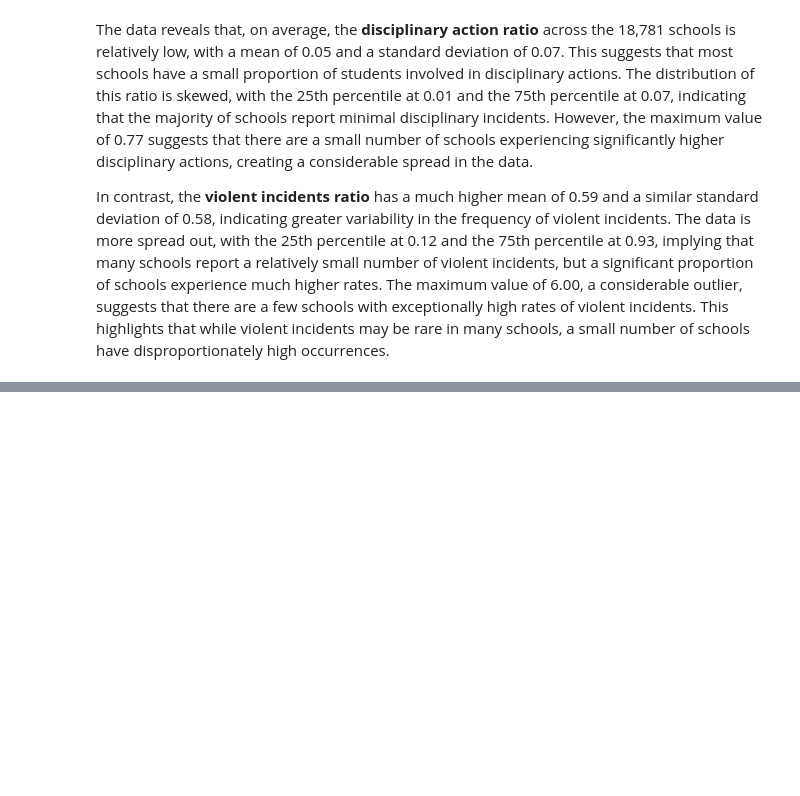
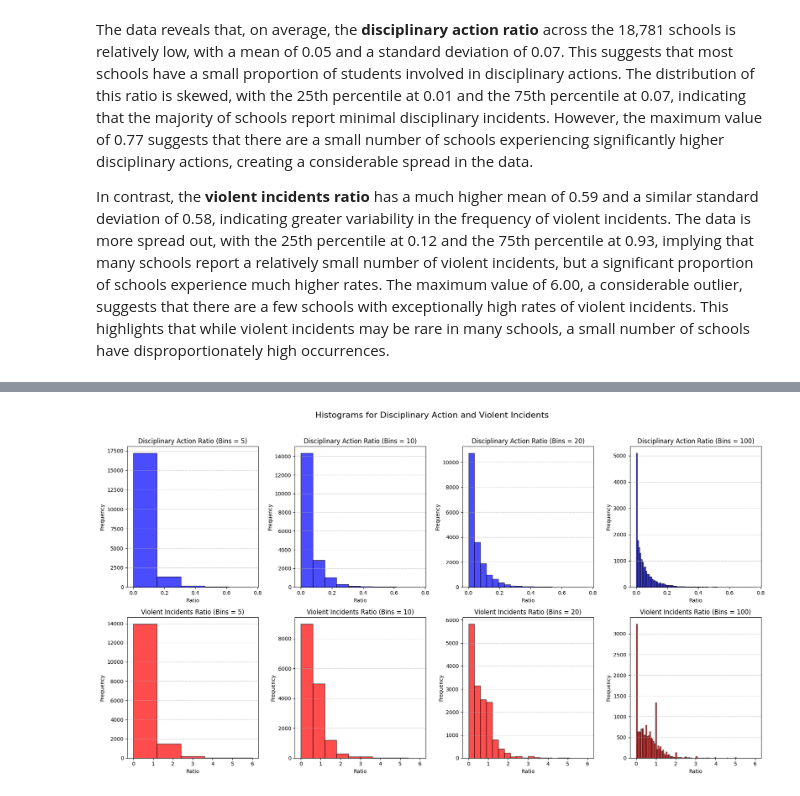
Before and after one commit to parliamentdata/rssi_discipline_analysis, a Jupyter notebook: discipline_analysis.ipynb, the cells around one changed output, grey strips where cells are left out. Saved outputs shown, nothing was run; the diff lists cells and outputs as text; code cells hidden in the pictures; blank space fills up the shorter version.

```diff
--- a/discipline_analysis.ipynb
+++ b/discipline_analysis.ipynb
@@ -751,0 +19,4 @@ for column in columns_to_print:
+# %%
+hf.generate_histograms(hf.report_card_df)
+# %% [output]
+[figure, added]
```
Also changed, not shown: parts of 36 cells of this notebook, 1 other file.
